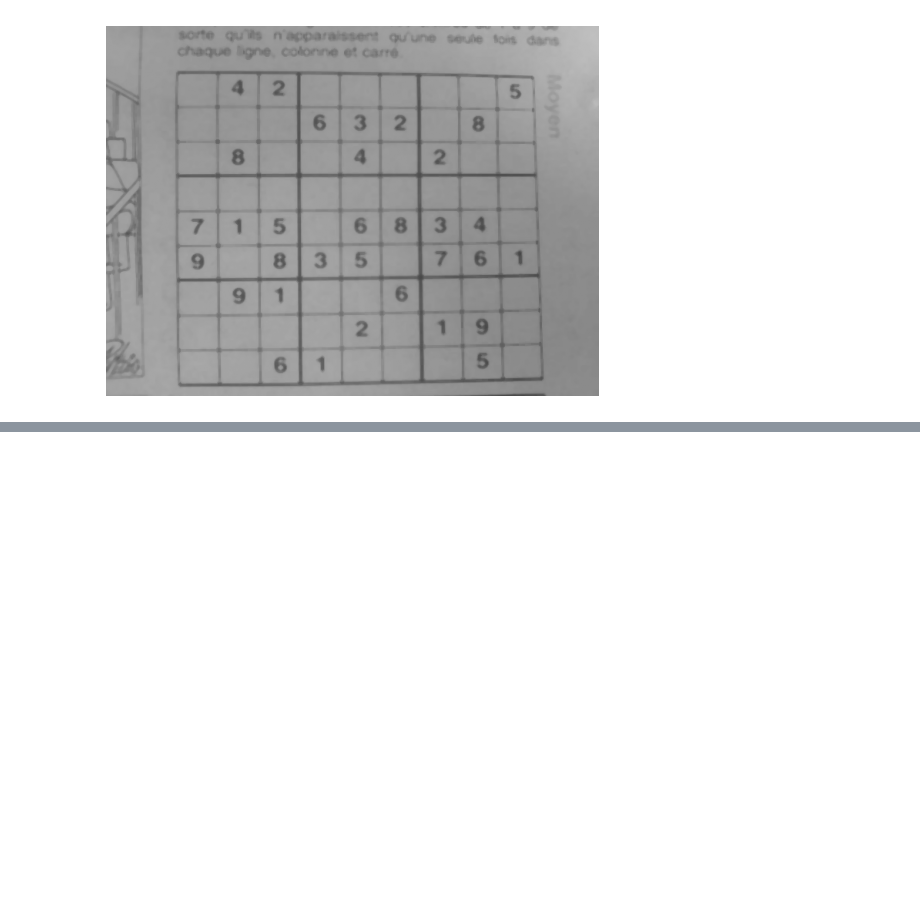
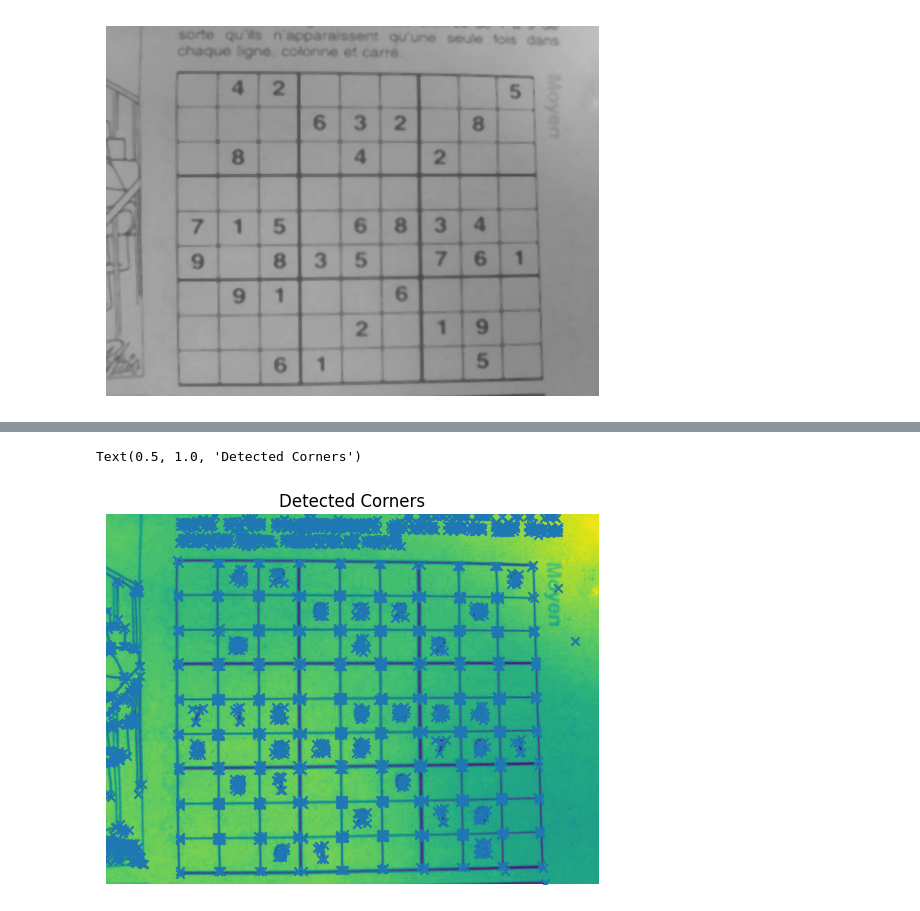
Before and after one commit to eddie-an/Optical-Sudoku-Solver, a Jupyter notebook: Image_Processing.ipynb, the cells around one changed output, grey strips where cells are left out. Cells and saved outputs as stored; diff of their text form; code cells hidden in the pictures; blank space fills up the shorter version.

```diff
--- a/Image_Processing.ipynb
+++ b/Image_Processing.ipynb
@@ -132,0 +240,11 @@ display_image_grayscale(threshold_img)
+# %%
+corners = corner_peaks(response, threshold_rel=0.01)
+
+# Display detected corners
+plt.imshow(image)
+plt.scatter(corners[:,1], corners[:,0], marker='x')
+plt.axis('off')
+plt.title('Detected Corners')
+# %% [output]
+Text(0.5, 1.0, 'Detected Corners')
+[figure, added]
```
Also changed, not shown: parts of 16 cells of this notebook, 6 other files.
